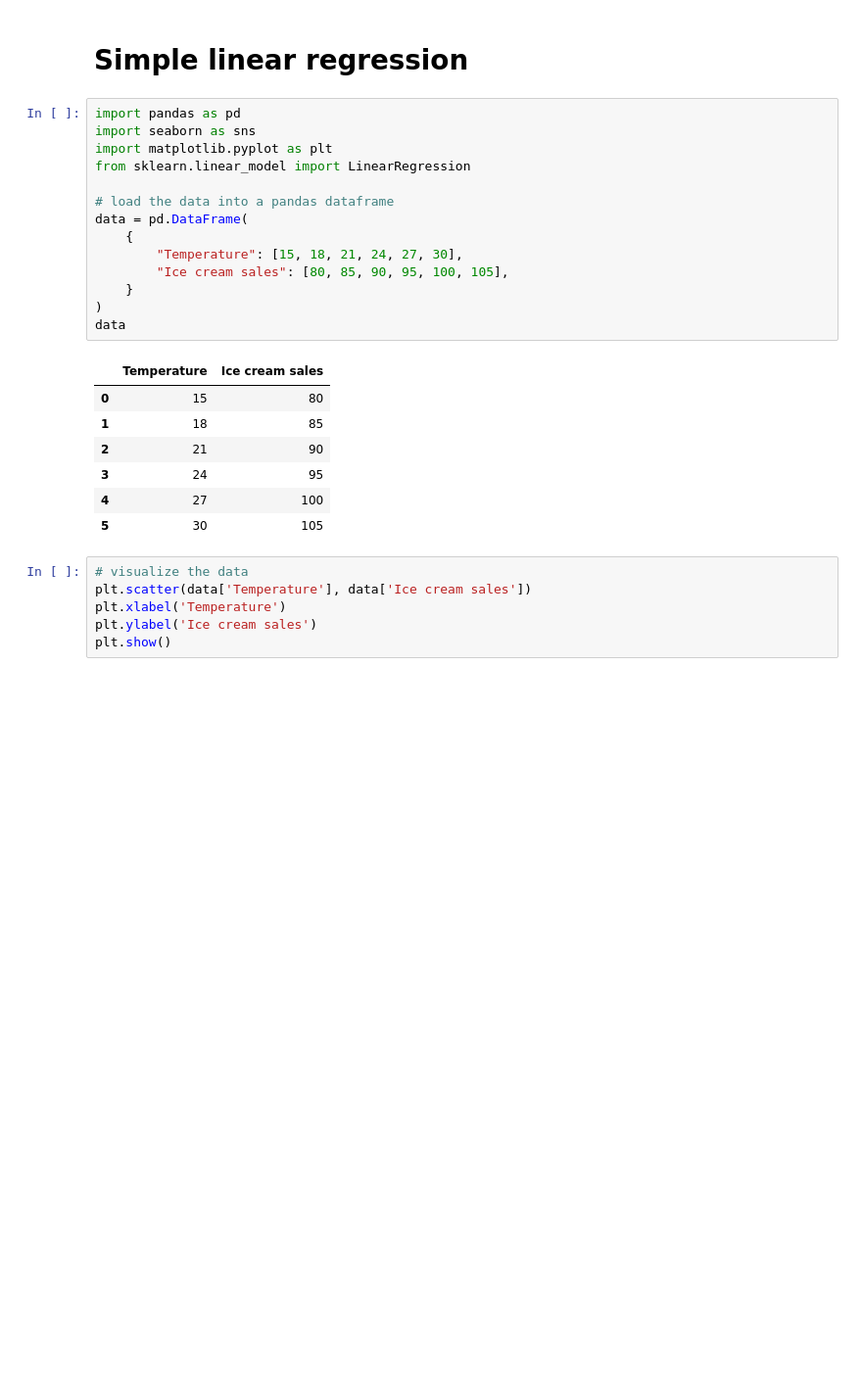
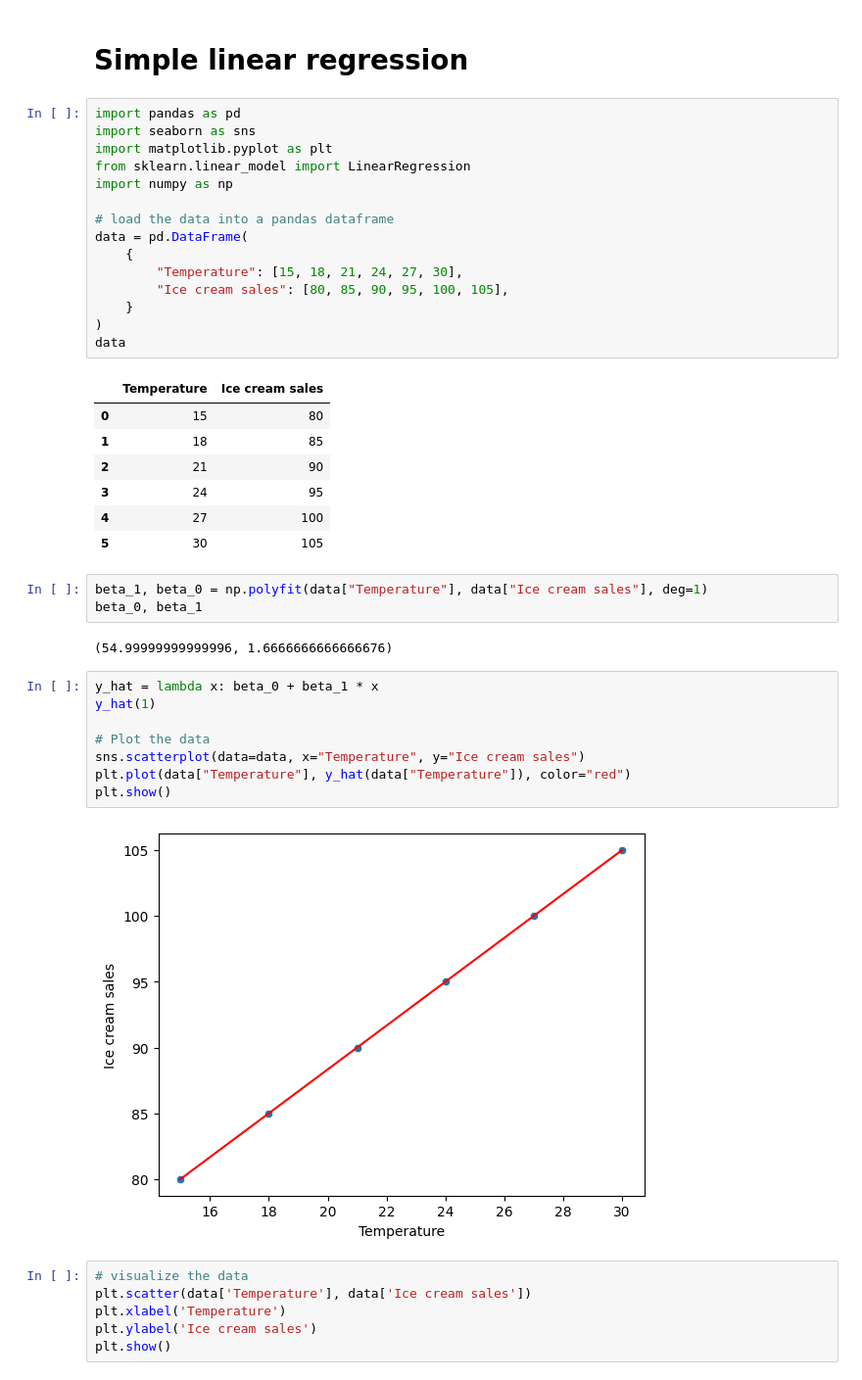
Before and after one commit to eliaselhaddad/Machine-learning-Elias-El-Haddad, a Jupyter notebook: Lecture notes/Example_testing.ipynb, the cells around one changed output. Shown: that part at 98% size. Saved outputs shown, nothing was run; the diff lists cells and outputs as text; blank space fills up the shorter version.

```diff
--- a/Lecture notes/Example_testing.ipynb
+++ b/Lecture notes/Example_testing.ipynb
@@ -5,6 +5,7 @@ import pandas as pd
 import seaborn as sns
 import matplotlib.pyplot as plt
 from sklearn.linear_model import LinearRegression
+import numpy as np
 
 # load the data into a pandas dataframe
 data = pd.DataFrame(
@@ -22,6 +23,21 @@ data
 | 3 | 24 | 95 |
 | 4 | 27 | 100 |
 | 5 | 30 | 105 |
+# %%
+beta_1, beta_0 = np.polyfit(data["Temperature"], data["Ice cream sales"], deg=1)
+beta_0, beta_1
+# %% [output]
+(54.99999999999996, 1.6666666666666676)
+# %%
+y_hat = lambda x: beta_0 + beta_1 * x
+y_hat(1)
+
+# Plot the data
+sns.scatterplot(data=data, x="Temperature", y="Ice cream sales")
+plt.plot(data["Temperature"], y_hat(data["Temperature"]), color="red")
+plt.show()
+# %% [output]
+[figure, added]
 # %%
 # visualize the data
 plt.scatter(data['Temperature'], data['Ice cream sales'])
```
Also changed, not shown: 6 other files.
